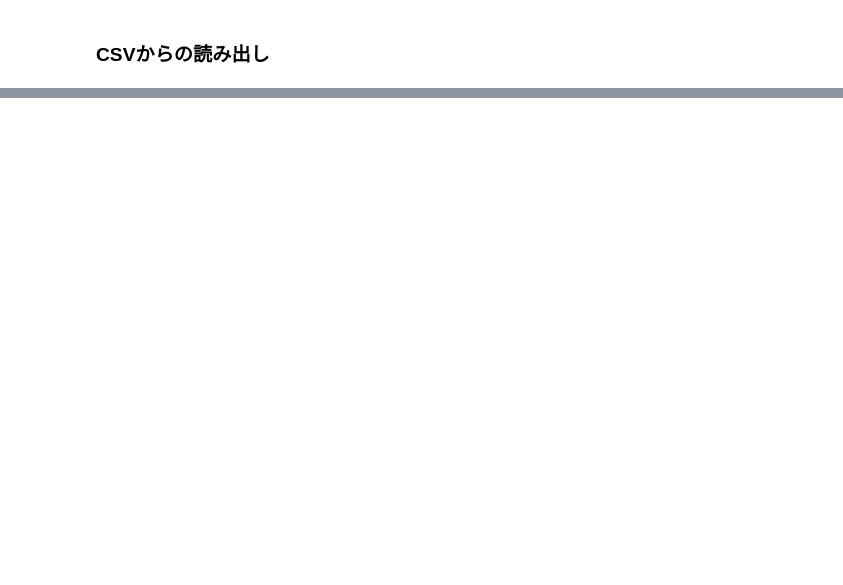
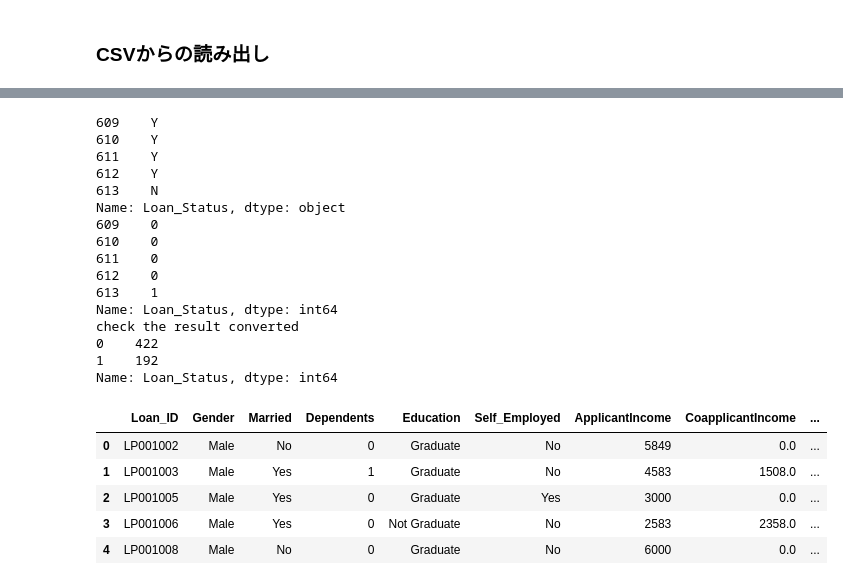
Before and after one commit to takuyaamamo/AIjobMachineLearning, a Jupyter notebook: ReadData.ipynb, the cells around one changed output, grey strips where cells are left out. Saved outputs shown, nothing was run; the diff lists cells and outputs as text; code cells hidden in the pictures; blank space fills up the shorter version.

```diff
--- a/ReadData.ipynb
+++ b/ReadData.ipynb
@@ -77,0 +201,11 @@ display(X.join(y).head(5))
+# %%
+# Loan screening data for Classification
+import pandas as pd
+
+df = pd.read_csv('./data/av_loan_u6lujuX_CVtuZ9i.csv', header=0)
+print(df.iloc[:0,:])
+print(df.shape)
+X = df.iloc[:,:-1]
+print(X.shape)
+y = df.iloc[:,-1]
+print(y.shape)
@@ -77,0 +238,35 @@ display(X.join(y).head(5))
+# %%
+# Converting string to number
+# 機械学習において文字列は理解できないため数字に変換する
+class_mapping = {'N':1, 'Y':0}
+print(y.tail())
+# Nを1に,Yを0に変えている
+y = y.map(class_mapping)
+print(y.tail())
+# check the converted result
+print('check the result converted')
+print(y.value_counts())
+display(X.join(y).head())# headのdefoultは5
+# %% [output]
+609    Y
+610    Y
+611    Y
+612    Y
+613    N
+Name: Loan_Status, dtype: object
+609    0
+610    0
+611    0
+612    0
+613    1
+Name: Loan_Status, dtype: int64
+check the result converted
+0    422
+1    192
+Name: Loan_Status, dtype: int64
+|  | Loan_ID | Gender | Married | Dependents | Education | Self_Employed | ApplicantIncome | CoapplicantIncome | ... |
+| 0 | LP001002 | Male | No | 0 | Graduate | No | 5849 | 0.0 | ... |
+| 1 | LP001003 | Male | Yes | 1 | Graduate | No | 4583 | 1508.0 | ... |
+| 2 | LP001005 | Male | Yes | 0 | Graduate | Yes | 3000 | 0.0 | ... |
+| 3 | LP001006 | Male | Yes | 0 | Not Graduate | No | 2583 | 2358.0 | ... |
+| 4 | LP001008 | Male | No | 0 | Graduate | No | 6000 | 0.0 | ... |
```
Also changed, not shown: parts of 13 cells of this notebook.
